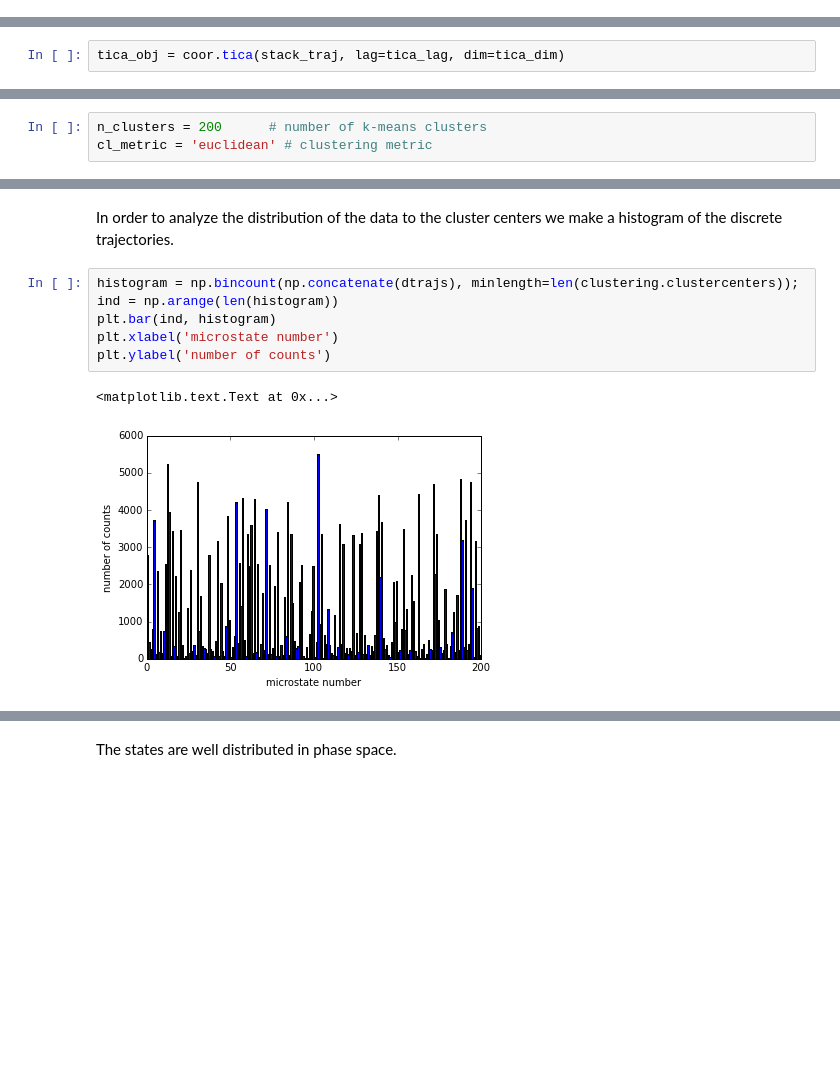
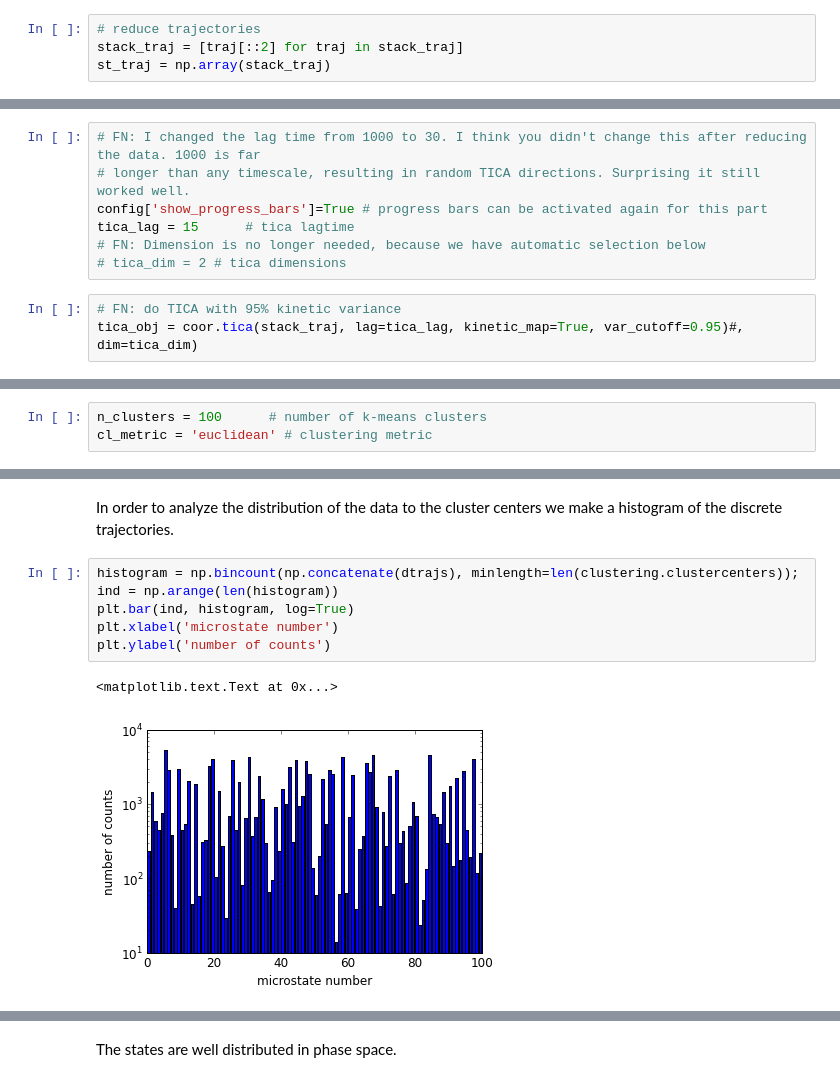
Before and after one commit to markovmodel/PyEMMA_IPython, a Jupyter notebook: md2msm_penta_peptide/md2msm_penta_peptide.ipynb, the cells around one changed output, grey strips where cells are left out. Cells and saved outputs as stored; diff of their text form; blank space fills up the shorter version.

```diff
--- a/md2msm_penta_peptide/md2msm_penta_peptide.ipynb
+++ b/md2msm_penta_peptide/md2msm_penta_peptide.ipynb
@@ -74,6 +73,10 @@ for i in range(len(traj_list)):
     cY=np.hstack((np.cos(X),np.sin(X)))
     stack_traj.append(cY)
 st_traj = np.array(stack_traj)
+# %%
+# reduce trajectories
+stack_traj = [traj[::2] for traj in stack_traj]
+st_traj = np.array(stack_traj)
 # %% [markdown]
 Check the properties of the new dataset:
 # %%
@@ -93,3 +92,11 @@ tica_dim = 2 # tica dimensions
+# %%
+# FN: I changed the lag time from 1000 to 30. I think you didn't change this after reducing the data. 1000 is far
+# longer than any timescale, resulting in random TICA directions. Surprising it still worked well.
+config['show_progress_bars']=True # progress bars can be activated again for this part
+tica_lag = 15      # tica lagtime
+# FN: Dimension is no longer needed, because we have automatic selection below
+# tica_dim = 2 # tica dimensions
 # %%
-tica_obj = coor.tica(stack_traj, lag=tica_lag, dim=tica_dim)
+# FN: do TICA with 95% kinetic variance
+tica_obj = coor.tica(stack_traj, lag=tica_lag, kinetic_map=True, var_cutoff=0.95)#, dim=tica_dim)
 # %% [output]
@@ -115,5 +149,5 @@ contourf(F.T, 100, extent=extent)
 # %%
-n_clusters = 200      # number of k-means clusters
+n_clusters = 100      # number of k-means clusters
 cl_metric = 'euclidean' # clustering metric
 # %%
 clustering = coor.cluster_kmeans(Y,k=n_clusters)
@@ -130,12 +164,12 @@ In order to analyze the distribution of the data to the cluster centers we make
 # %%
 histogram = np.bincount(np.concatenate(dtrajs), minlength=len(clustering.clustercenters));
 ind = np.arange(len(histogram))
-plt.bar(ind, histogram)
+plt.bar(ind, histogram, log=True)
 plt.xlabel('microstate number')
 plt.ylabel('number of counts')
 # %% [output]
 <matplotlib.text.Text at 0x...>
-[figure, old version]
+[figure, new version]
 # %%
 cc_x = clustering.clustercenters[:,0]
 cc_y = clustering.clustercenters[:,1]
```
Also changed, not shown: parts of 42 cells of this notebook, 23 other files.
